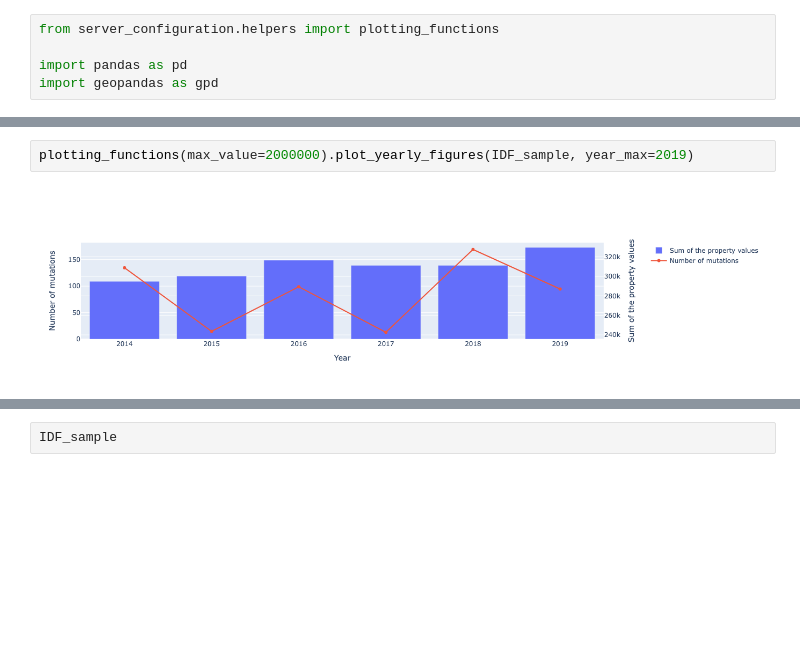
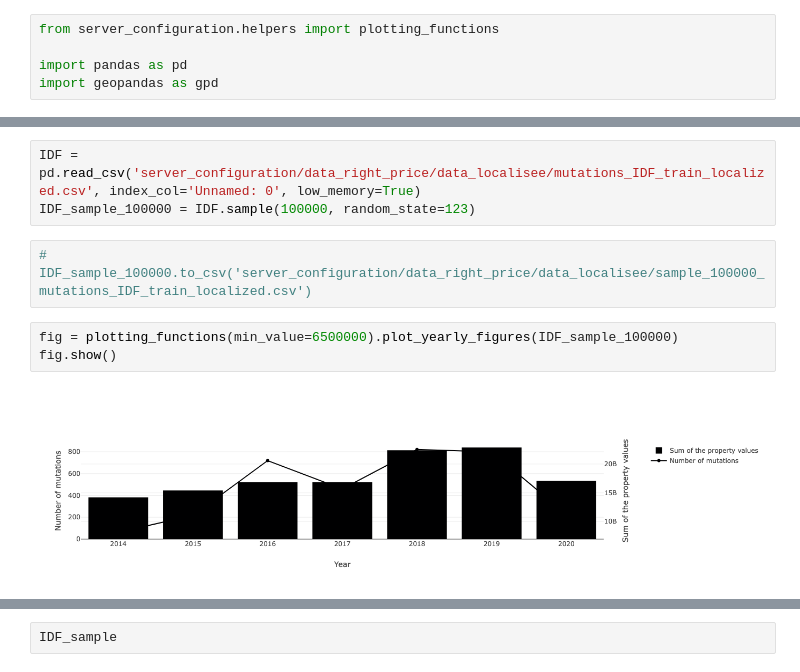
Before and after one commit to Juliette-De/the-right-price, a Jupyter notebook: test_py_file.ipynb, the cells around one changed output, grey strips where cells are left out. Drawn from its saved outputs; the diff is of its cells as text; blank space fills up the shorter version.

```diff
--- a/test_py_file.ipynb
+++ b/test_py_file.ipynb
@@ -13,6 +13,12 @@ plotting_functions().plot_map(geo_IDF_sample)
 # %% [output]
 [interactive output not drawn]
+# %%
+IDF = pd.read_csv('server_configuration/data_right_price/data_localisee/mutations_IDF_train_localized.csv', index_col='Unnamed: 0', low_memory=True)
+IDF_sample_100000 = IDF.sample(100000, random_state=123)
+# %%
+# IDF_sample_100000.to_csv('server_configuration/data_right_price/data_localisee/sample_100000_mutations_IDF_train_localized.csv')
 # %%
-plotting_functions(max_value=2000000).plot_yearly_figures(IDF_sample, year_max=2019)
+fig = plotting_functions(min_value=6500000).plot_yearly_figures(IDF_sample_100000)
+fig.show()
 # %% [output]
-[figure, old version]
+[figure, new version]
```
Also changed, not shown: parts of 5 cells of this notebook, 6 other files.
